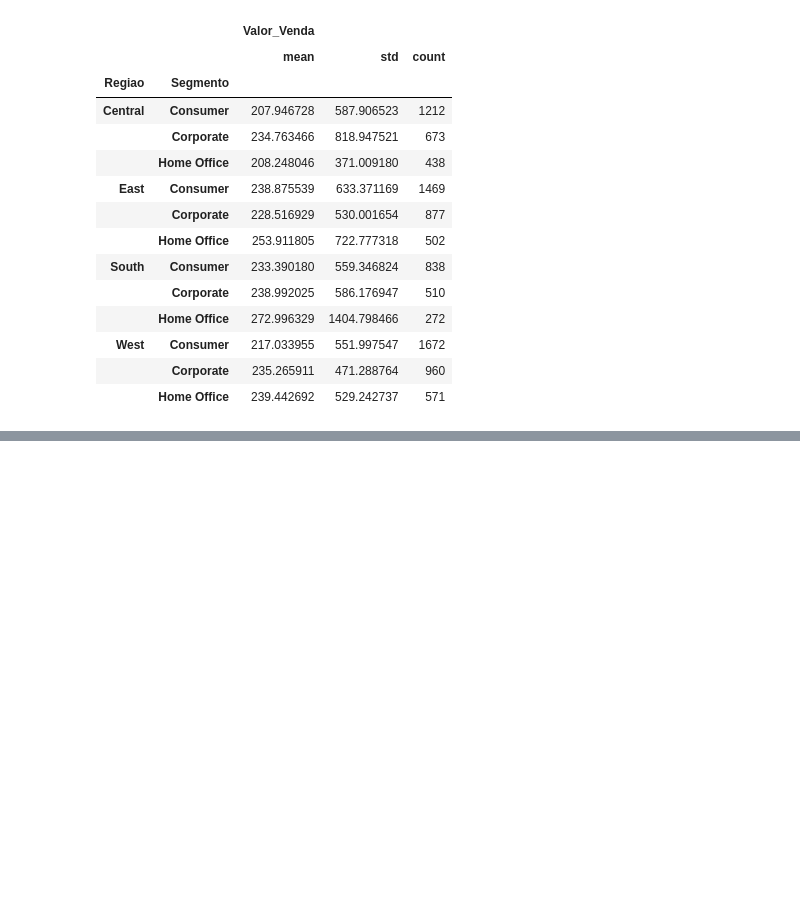
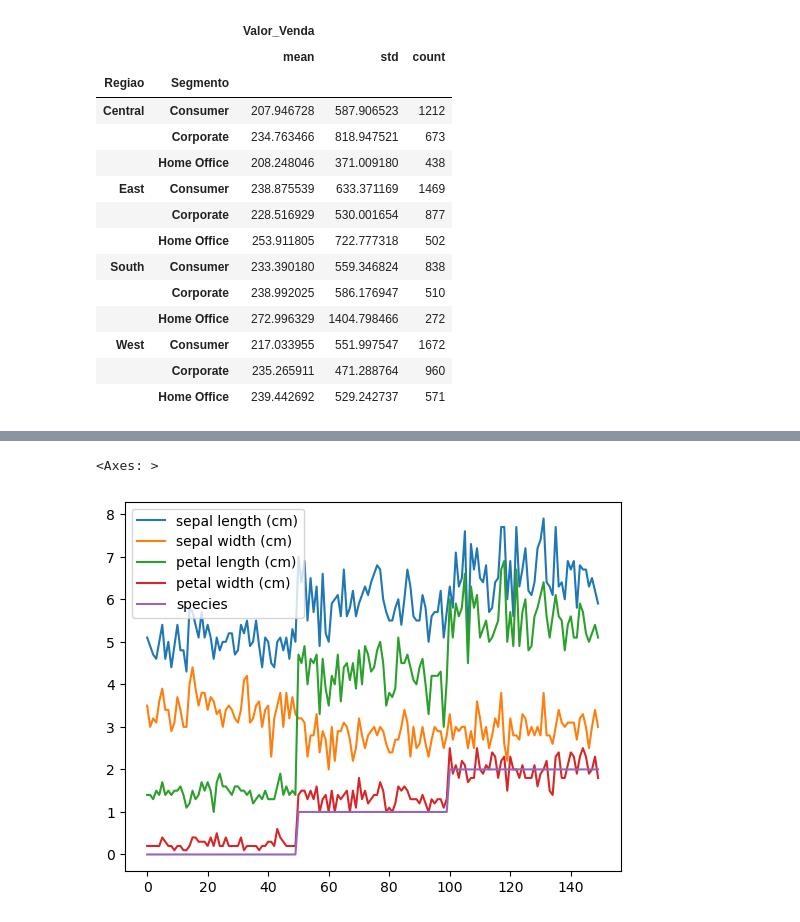
Before and after one commit to Kadu96/DSA-Intro_Python_Analitcs, a Jupyter notebook: PythonDSA/Cap10/Pandas.ipynb, the cells around one changed output, grey strips where cells are left out. Drawn from its saved outputs; the diff is of its cells as text; code cells hidden in the pictures; blank space fills up the shorter version.

```diff
--- a/PythonDSA/Cap10/Pandas.ipynb
+++ b/PythonDSA/Cap10/Pandas.ipynb
@@ -261,0 +375,8 @@ arq[['Segmento', 'Regiao', 'Valor_Venda']].groupby(['Regiao','Segmento']).agg(['
+# %%
+from sklearn.datasets import load_iris
+data = load_iris()
+# %%
+import pandas as pd
+df = pd.DataFrame(data['data'], columns = data['feature_names']) # type: ignore
+df['species'] = data['target'] # type: ignore
+df.head()
@@ -261,0 +390,5 @@ arq[['Segmento', 'Regiao', 'Valor_Venda']].groupby(['Regiao','Segmento']).agg(['
+# %%
+df.plot()
+# %% [output]
+<Axes: >
+[figure, added]
```
Also changed, not shown: parts of 17 cells of this notebook.
